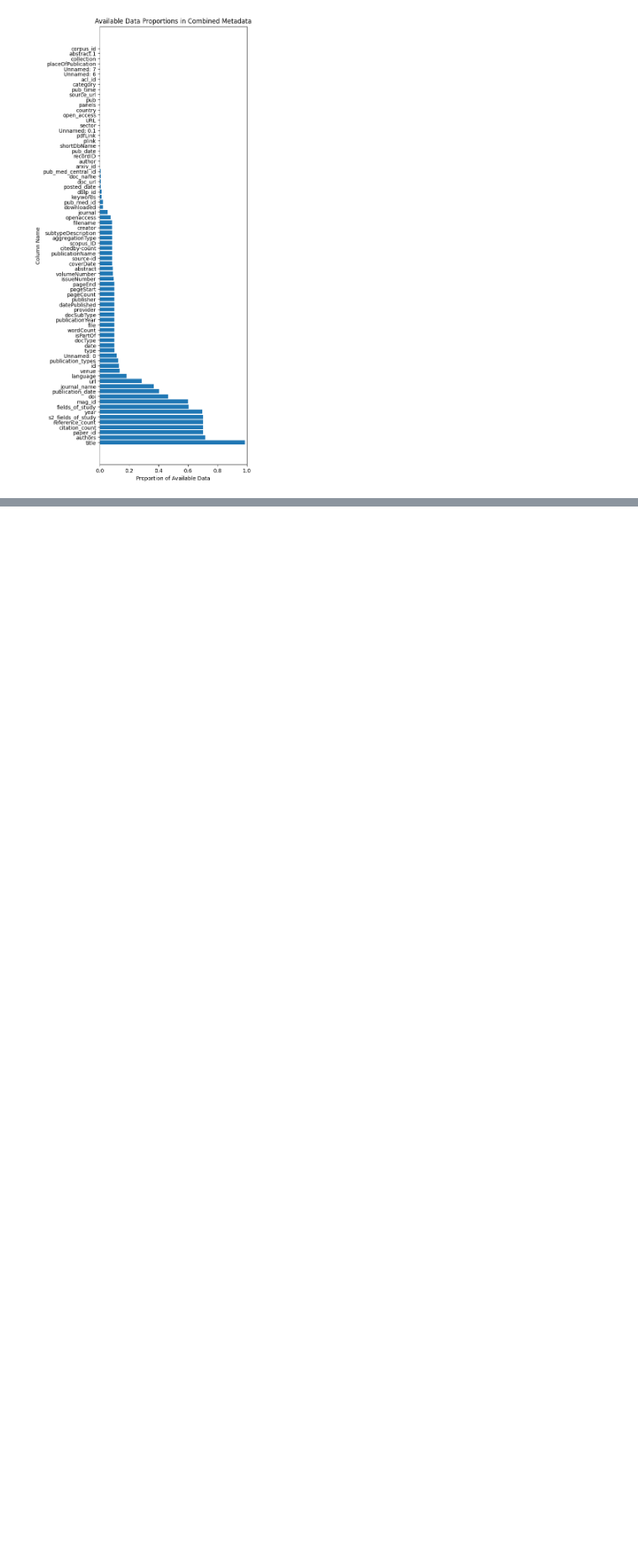
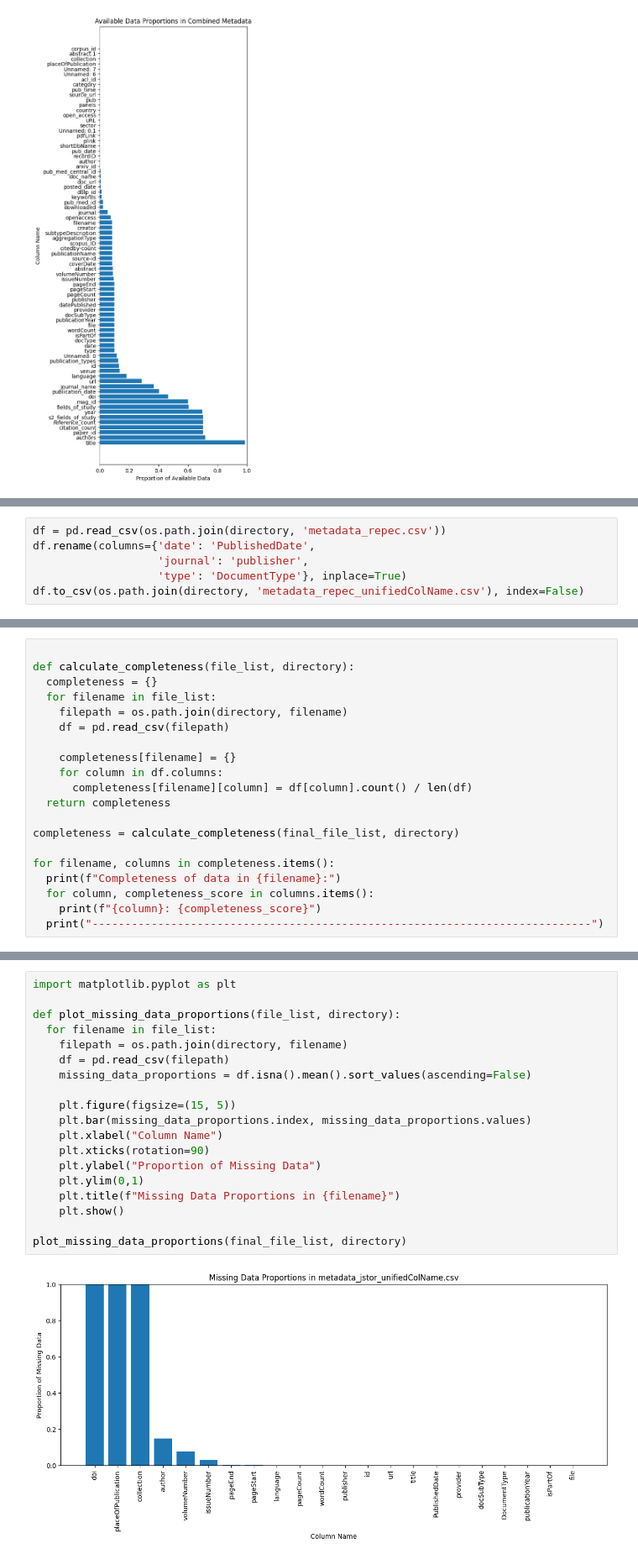
Before and after one commit to dyou-wbg/meta_processing, a Jupyter notebook: Stats_All_metadata.ipynb, the cells around one changed output, grey strips where cells are left out. Shown at 84% size. Drawn from its saved outputs; the diff is of its cells as text; blank space fills up the shorter version.

Commit message:
merged feature name

```diff
--- a/Stats_All_metadata.ipynb
+++ b/Stats_All_metadata.ipynb
@@ -121,0 +363,6 @@ plt.show()
+# %%
+df = pd.read_csv(os.path.join(directory, 'metadata_repec.csv'))
+df.rename(columns={'date': 'PublishedDate',
+                   'journal': 'publisher',
+                   'type': 'DocumentType'}, inplace=True)
+df.to_csv(os.path.join(directory, 'metadata_repec_unifiedColName.csv'), index=False)
@@ -121,0 +378,20 @@ plt.show()
+# %%
+
+def calculate_completeness(file_list, directory):
+  completeness = {}
+  for filename in file_list:
+    filepath = os.path.join(directory, filename)
+    df = pd.read_csv(filepath)
+
+    completeness[filename] = {}
+    for column in df.columns:
+      completeness[filename][column] = df[column].count() / len(df)
+  return completeness
+
+completeness = calculate_completeness(final_file_list, directory)
+
+for filename, columns in completeness.items():
+  print(f"Completeness of data in {filename}:")
+  for column, completeness_score in columns.items():
+    print(f"{column}: {completeness_score}")
+  print("----------------------------------------------------------------------------")
@@ -121,0 +416,21 @@ plt.show()
+# %%
+import matplotlib.pyplot as plt
+
+def plot_missing_data_proportions(file_list, directory):
+  for filename in file_list:
+    filepath = os.path.join(directory, filename)
+    df = pd.read_csv(filepath)
+    missing_data_proportions = df.isna().mean().sort_values(ascending=False)
+
+    plt.figure(figsize=(15, 5))
+    plt.bar(missing_data_proportions.index, missing_data_proportions.values)
+    plt.xlabel("Column Name")
+    plt.xticks(rotation=90)
+    plt.ylabel("Proportion of Missing Data")
+    plt.ylim(0,1)
+    plt.title(f"Missing Data Proportions in {filename}")
+    plt.show()
+
+plot_missing_data_proportions(final_file_list, directory)
+# %% [output]
+[figure, added]
```
Also changed, not shown: parts of 28 cells of this notebook.
